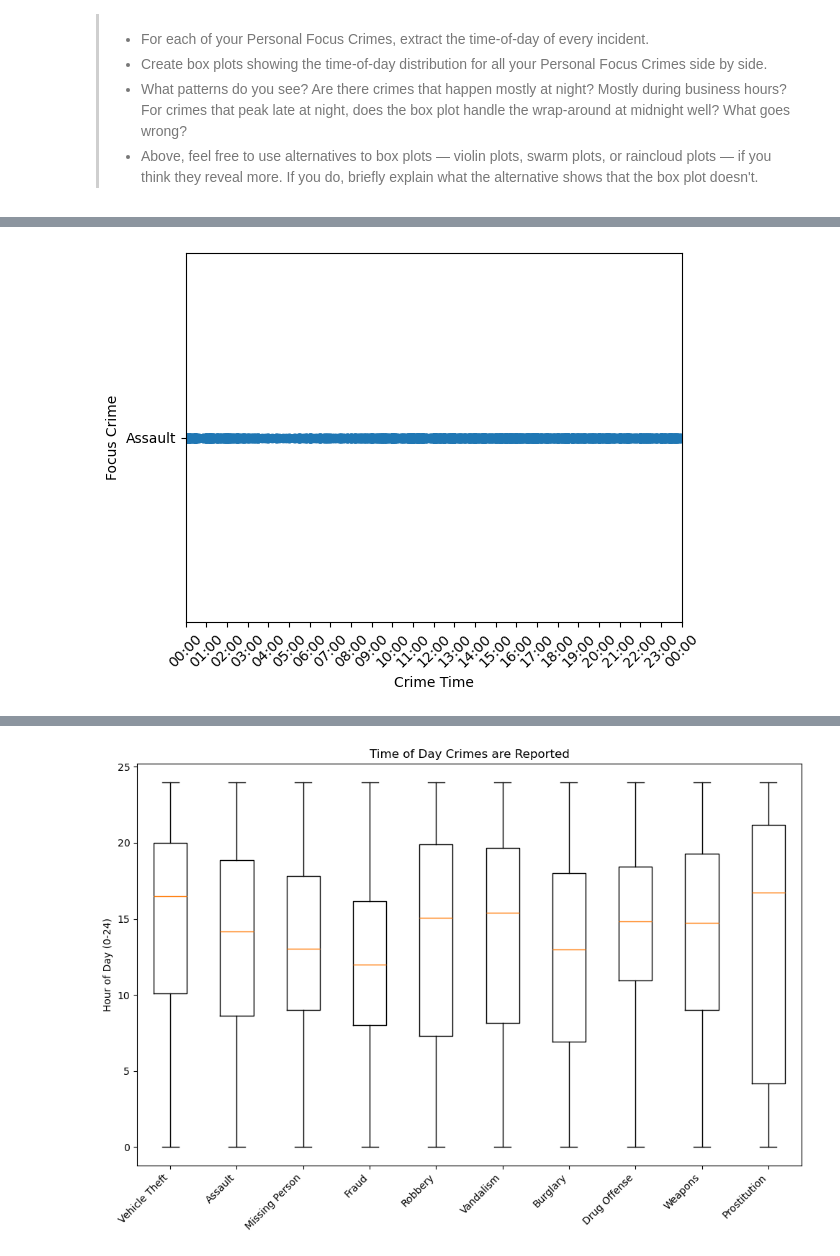
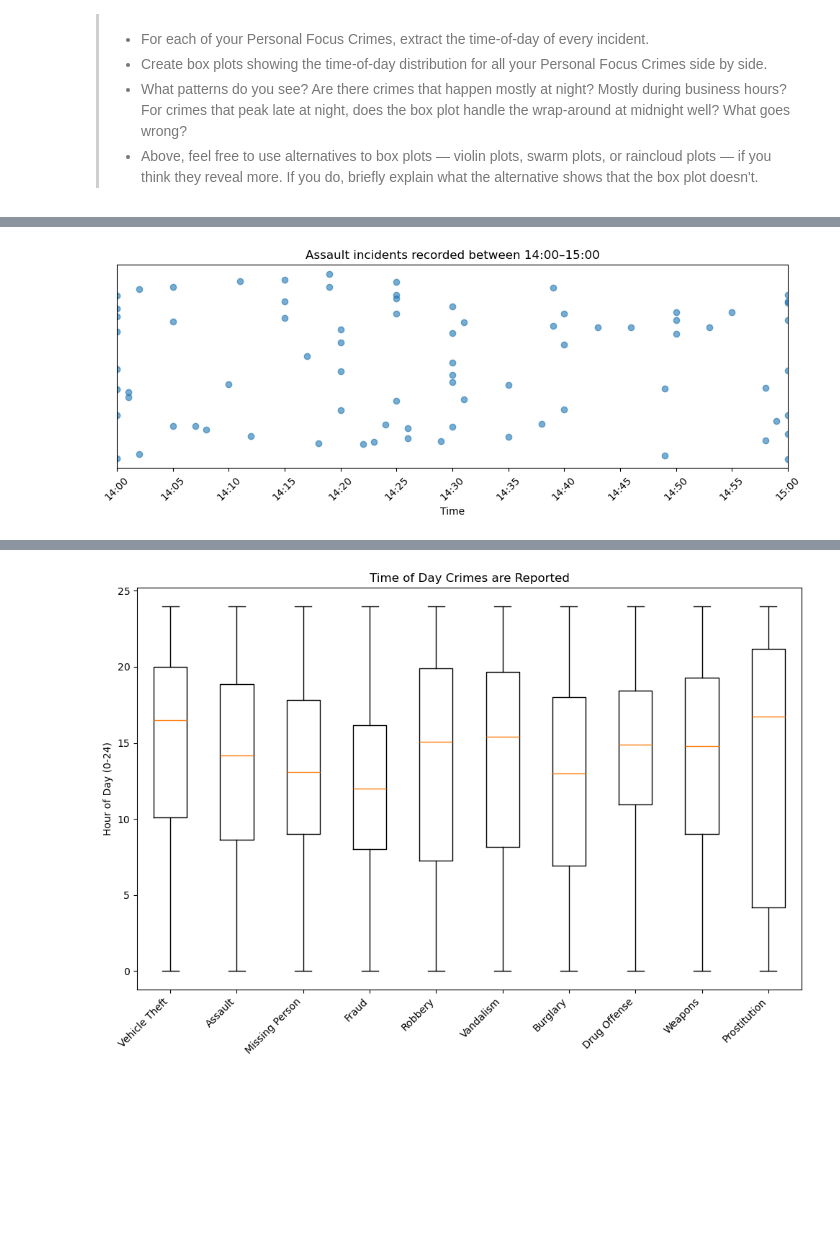
Before and after one commit to adamajane/social-data-analysis-and-visualization-02806-assignments, a Jupyter notebook: assignment_1/part1to3.ipynb, the cells around one changed output, grey strips where cells are left out. Cells and saved outputs as stored; diff of their text form; code cells hidden in the pictures; blank space fills up the shorter version.

Commit message:
part 1.1, 1.2, 1,3

```diff
--- a/assignment_1/part1to3.ipynb
+++ b/assignment_1/part1to3.ipynb
@@ -26,19 +28,25 @@ array(['Vehicle Theft', 'Assault', 'Missing Person', 'Fraud', 'Robbery',
 fig, axes = plt.subplots(5, 2, figsize=(16, 12), sharex=False, sharey=False)
 axes = axes.flatten()
 
-focus_crimes = data["Focus Crime"]
+focus_crimes = data["Focus Crime"].unique()
 
 # Parse to datetime to datetime
 data["Incident Date"] = pd.to_datetime(data["Incident Date"])
+
+# Don't include 2026
+data = data[data["Incident Date"].dt.year != 2026]
+
+# for loop to create a line graph for each focus crime
 for ax, crime in zip(axes, focus_crimes):
 
+    # Get counts of focus crime per year
     counts = (
         data[data["Focus Crime"] == crime]
         .groupby(data["Incident Date"].dt.year)
         .size()
     )
 
-    counts.plot(ax=ax)
+    counts.plot(ax=ax, label=crime)
 
     # Set every year on the x-axis
     years = counts.index
@@ -46,10 +54,14 @@ for ax, crime in zip(axes, focus_crimes):
     ax.set_xticklabels(years, rotation=45, fontsize=8)
 
     ax.set_title(crime, fontsize=10)
-    ax.set_xlabel("")
-    ax.set_ylabel("")
+    ax.set_xlabel("Year")
+    ax.set_ylabel("Number of Incidents")
 
-fig.suptitle("Incident Trends by Crime Category Over Time", fontsize=16)
+    ax.legend(fontsize=8)
+
+    ax.set_title(f"{crime} (Annual Incidents)", fontsize=10)
+
+fig.suptitle("Annual Incident Trends by Personal Focus Crime (2003–2025)", fontsize=16)
 plt.tight_layout(rect=[0, 0, 1, 0.96])
 plt.show()
 # %% [output]
@@ -120,32 +162,53 @@ This exercise asks you to recreate several classic plot types from DAOST Chapter
 # %%
-# Part A
-# Assault in the last 3 months
-new_data = data[data["Focus Crime"] == "Assault"]
+# part A
+# only data for the last 4 months
+new_data = data.loc[data["Focus Crime"].eq("Assault")].copy()
+four_months_ago = pd.Timestamp.now() - pd.DateOffset(months=4)
 
-three_months = pd.Timestamp.now() - pd.DateOffset(months=3)
-new_data = new_data[new_data["Incident Date"] >= three_months]
+new_data["Incident Date"] = pd.to_datetime(new_data["Incident Date"], errors="coerce")
+new_data = new_data.loc[new_data["Incident Date"] >= four_months_ago].copy()
 
-# Parse to to datetime
-new_data["Incident Date"] = pd.to_datetime(data["Incident Date"])
+# Parse incident time to datetime (to use it as hours)
 new_data["Incident Time"] = pd.to_datetime(
-    "2000-01-01 " + new_data["Incident Time"]
+    "2000-01-01 " + new_data["Incident Time"].astype(str),
+    errors="coerce"
 )
 
-def add_jitter(y, scale=0.2):
-    return y + np.random.uniform(-scale, scale, size=len(y))
+# drop rows that don't have incident time
+new_data = new_data.dropna(subset=["Incident Time"])
 
-new_data["Jittered Crime"] = new_data["Focus Crime"].apply(lambda y: 0)
-new_data["Jittered crime"] = add_jitter(new_data["Jittered Crime"])
+# using only data between 14 and 15, one hour interval
+hour_start = pd.Timestamp("2000-01-01 14:00:00")
+hour_end   = pd.Timestamp("2000-01-01 15:00:00")
 
-plt.gca().xaxis.set_major_locator(mdates.HourLocator(interval=1))
-plt.gca().xaxis.set_major_formatter(mdates.DateFormatter('%H:%M'))
-plt.xlim(pd.Timestamp("2000-01-01 00:00"), pd.Timestamp("2000-01-02 00:00"))
+one_hour = new_data[
+    (new_data["Incident Time"] >= hour_start) &
+    (new_data["Incident Time"] <= hour_end)
+].copy()
 
+# adds vertical jitter to point
+def add_jitter(n, scale=0.2):
+    return np.random.uniform(-scale, scale, size=n)
+
+one_hour["jitter"] = add_jitter(len(one_hour))
+
+# Plot
+fig, ax = plt.subplots(figsize=(10,4))
+
+ax.scatter(one_hour["Incident Time"], one_hour["jitter"], alpha=0.6)
+
+ax.set_xlabel("Time")
+ax.set_ylabel("")
+ax.set_yticks([])
+
+ax.xaxis.set_major_locator(mdates.MinuteLocator(interval=5))
+ax.xaxis.set_major_formatter(mdates.DateFormatter("%H:%M"))
+
+ax.set_xlim(hour_start, hour_end)
+
+plt.title("Assault incidents recorded between 14:00–15:00")
 plt.xticks(rotation=45)
-
-plt.scatter(new_data["Incident Time"], new_data["Focus Crime"])
-plt.xlabel("Crime Time")
-plt.ylabel("Focus Crime")
+plt.tight_layout()
 plt.show()
 # %% [output]
-[figure, old version]
+[figure, new version]
```
Also changed, not shown: parts of 15 cells of this notebook.
